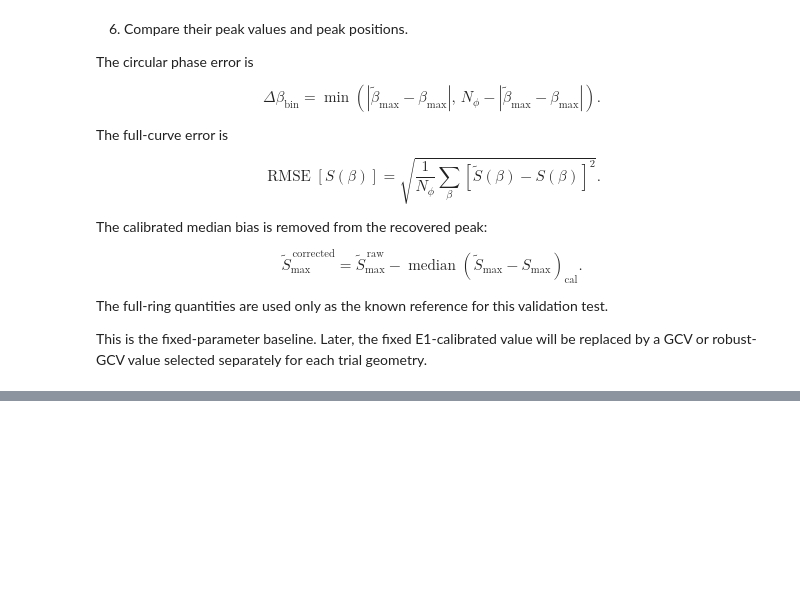
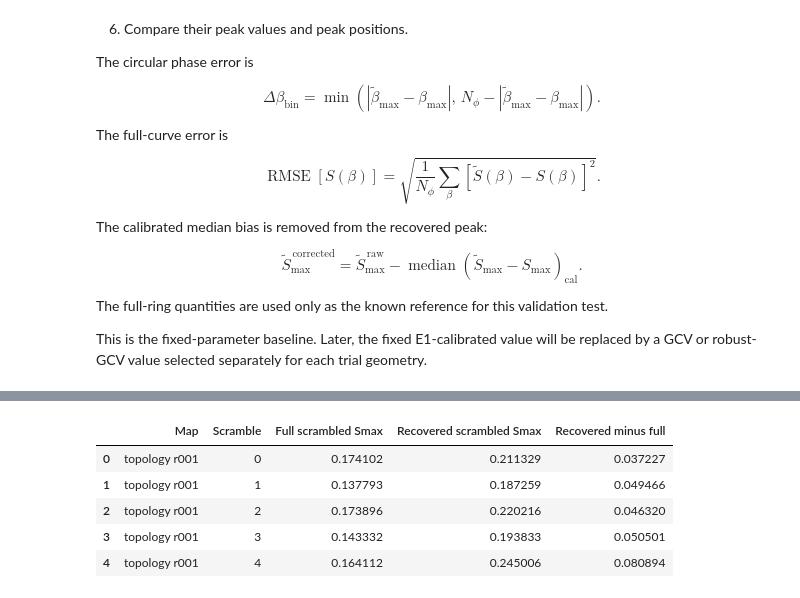
Before and after one commit to cid02210915/Circle-Search, a Jupyter notebook: notebooks/MASTER_test_1.ipynb, the cells around one changed output, grey strips where cells are left out. Drawn from its saved outputs; the diff is of its cells as text; code cells hidden in the pictures; blank space fills up the shorter version.

```diff
--- a/notebooks/MASTER_test_1.ipynb
+++ b/notebooks/MASTER_test_1.ipynb
@@ -2137,0 +3524,43 @@ for realisation in [f"r{index:03d}" for index in range(10)]:
+# %%
+from pathlib import Path
+
+import pandas as pd
+from IPython.display import display
+
+
+# ==================================================
+# Saved phase-scramble validation table
+# ==================================================
+
+result_file = Path(
+    "/hydrarepo/xluo/circles-in-the-sky"
+    "/inj_e1like_13pairs_1805_nside128_lmax300"
+    "/pair13_r001_phase_scrambled_validation.dat"
+)
+
+
+# ==================================================
+# Load and display
+# ==================================================
+
+table = pd.read_csv(
+    result_file,
+    sep="\t",
+)
+
+display(
+    table.style.format(
+        {
+            "Full scrambled Smax": "{:.6f}",
+            "Recovered scrambled Smax": "{:.6f}",
+            "Recovered minus full": "{:.6f}",
+        }
+    )
+)
+# %% [output]
+|  | Map | Scramble | Full scrambled Smax | Recovered scrambled Smax | Recovered minus full |
+| 0 | topology r001 | 0 | 0.174102 | 0.211329 | 0.037227 |
+| 1 | topology r001 | 1 | 0.137793 | 0.187259 | 0.049466 |
+| 2 | topology r001 | 2 | 0.173896 | 0.220216 | 0.046320 |
+| 3 | topology r001 | 3 | 0.143332 | 0.193833 | 0.050501 |
+| 4 | topology r001 | 4 | 0.164112 | 0.245006 | 0.080894 |
```
Also changed, not shown: parts of 7 cells of this notebook.
